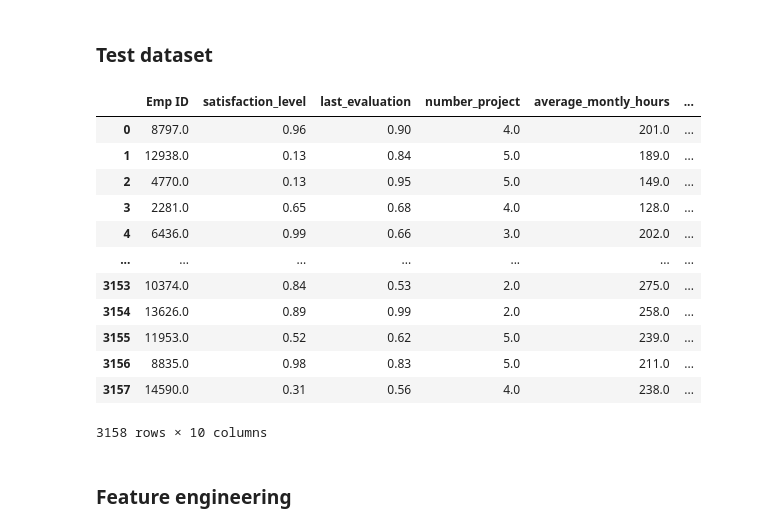
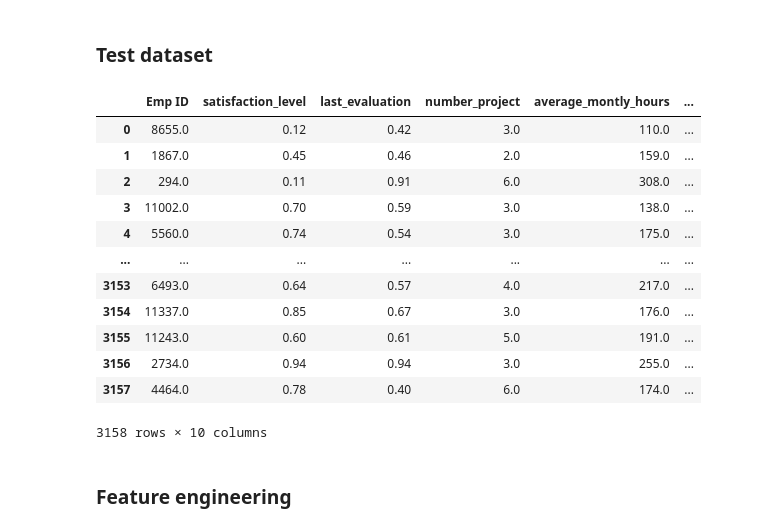
Before and after one commit to baiukov/Employees-satisfaction, a Jupyter notebook: SPZIZ.ipynb, the cells around one changed output. Drawn from its saved outputs; the diff is of its cells as text; code cells hidden in the pictures.

```diff
--- a/SPZIZ.ipynb
+++ b/SPZIZ.ipynb
@@ -308,23 +307,22 @@ display(df_train)
 # %%
 from IPython.display import display
 
-test_dataset = 'test_dataset.csv'
-df_test = pd.read_csv('test_dataset.csv')
+df_test = pd.read_csv(test_dataset)
 
 display(df_test)
 # %% [output]
 |  | Emp ID | satisfaction_level | last_evaluation | number_project | average_montly_hours | ... |
-| 0 | 8797.0 | 0.96 | 0.90 | 4.0 | 201.0 | ... |
-| 1 | 12938.0 | 0.13 | 0.84 | 5.0 | 189.0 | ... |
-| 2 | 4770.0 | 0.13 | 0.95 | 5.0 | 149.0 | ... |
-| 3 | 2281.0 | 0.65 | 0.68 | 4.0 | 128.0 | ... |
-| 4 | 6436.0 | 0.99 | 0.66 | 3.0 | 202.0 | ... |
+| 0 | 8655.0 | 0.12 | 0.42 | 3.0 | 110.0 | ... |
+| 1 | 1867.0 | 0.45 | 0.46 | 2.0 | 159.0 | ... |
+| 2 | 294.0 | 0.11 | 0.91 | 6.0 | 308.0 | ... |
+| 3 | 11002.0 | 0.70 | 0.59 | 3.0 | 138.0 | ... |
+| 4 | 5560.0 | 0.74 | 0.54 | 3.0 | 175.0 | ... |
 | ... | ... | ... | ... | ... | ... | ... |
-| 3153 | 10374.0 | 0.84 | 0.53 | 2.0 | 275.0 | ... |
-| 3154 | 13626.0 | 0.89 | 0.99 | 2.0 | 258.0 | ... |
-| 3155 | 11953.0 | 0.52 | 0.62 | 5.0 | 239.0 | ... |
-| 3156 | 8835.0 | 0.98 | 0.83 | 5.0 | 211.0 | ... |
-| 3157 | 14590.0 | 0.31 | 0.56 | 4.0 | 238.0 | ... |
+| 3153 | 6493.0 | 0.64 | 0.57 | 4.0 | 217.0 | ... |
+| 3154 | 11337.0 | 0.85 | 0.67 | 3.0 | 176.0 | ... |
+| 3155 | 11243.0 | 0.60 | 0.61 | 5.0 | 191.0 | ... |
+| 3156 | 2734.0 | 0.94 | 0.94 | 3.0 | 255.0 | ... |
+| 3157 | 4464.0 | 0.78 | 0.40 | 6.0 | 174.0 | ... |
 3158 rows × 10 columns
 # %% [markdown]
 ### Feature engineering
```
Also changed, not shown: parts of 32 cells of this notebook, 1 other file.
